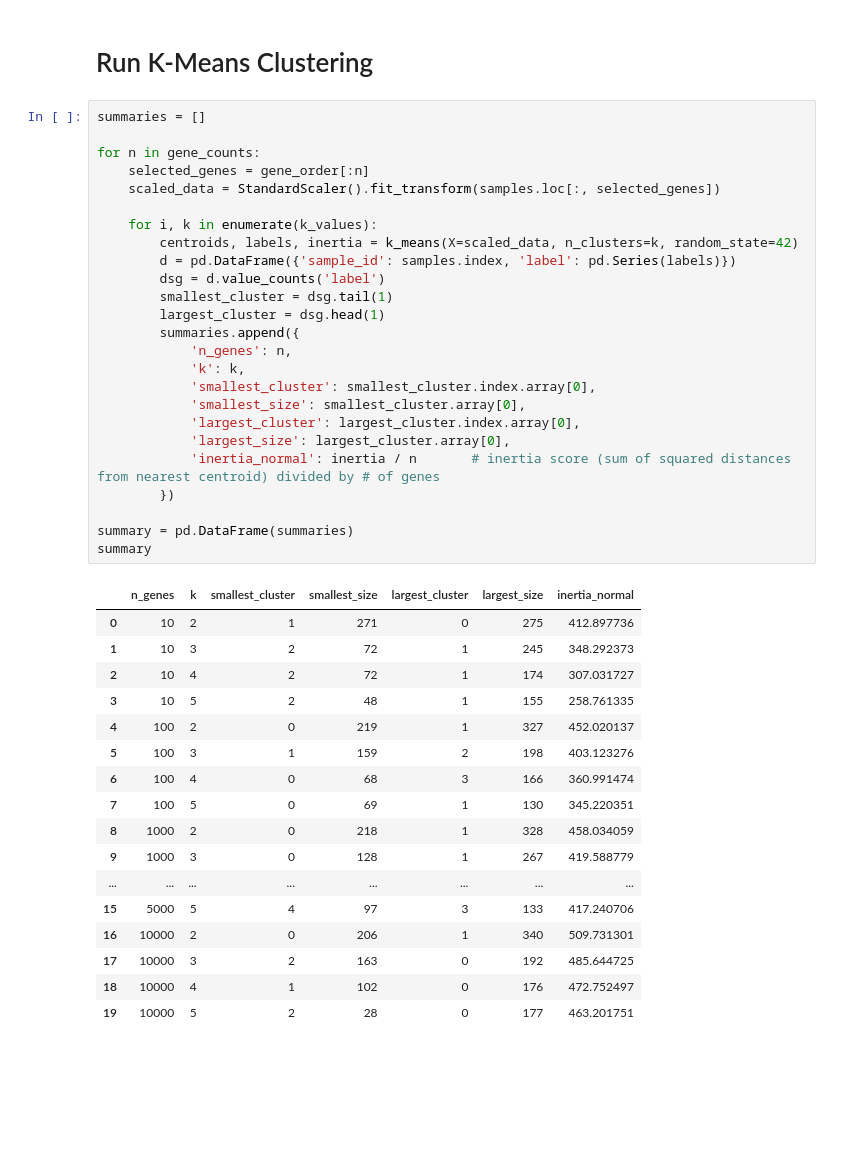
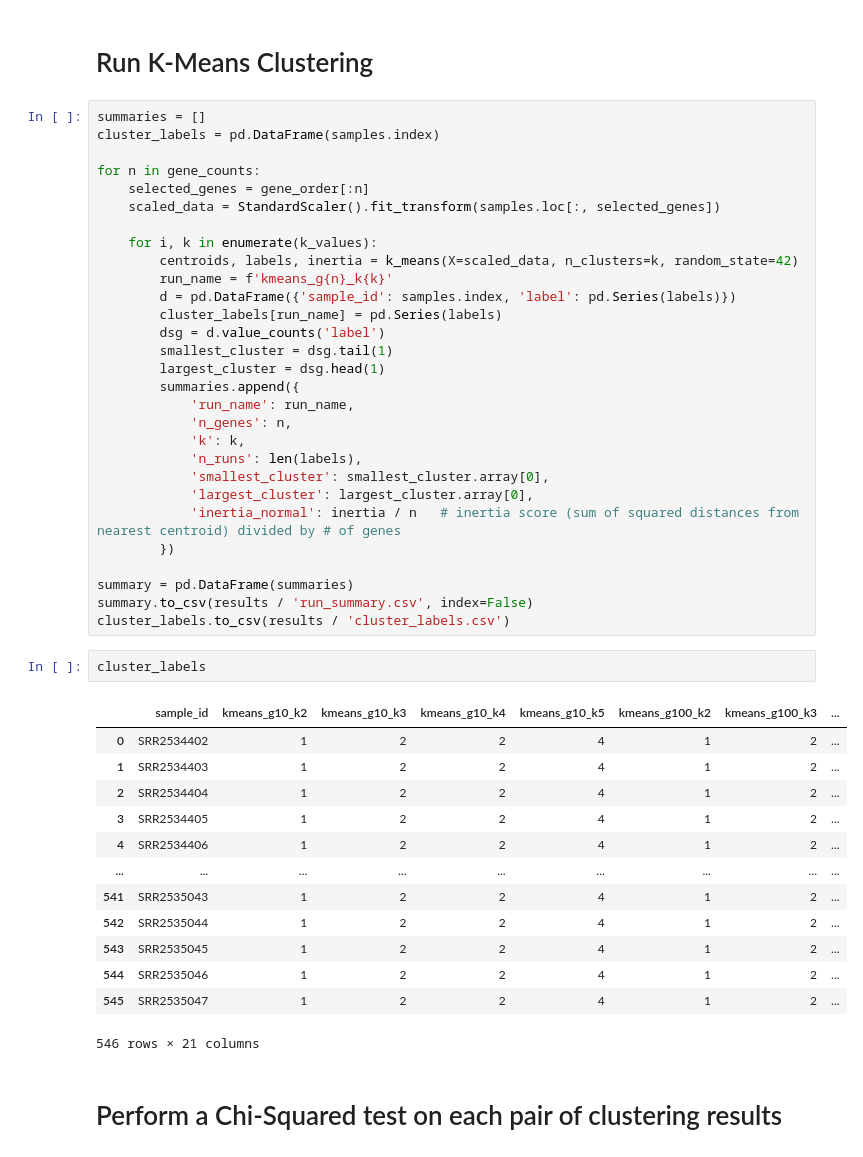
Before and after one commit to galkriger/CGS4144_Assn1, a Jupyter notebook: assignment3_kmeans.ipynb, the cells around one changed output. Drawn from its saved outputs; the diff is of its cells as text; blank space fills up the shorter version.

```diff
--- a/assignment3_kmeans.ipynb
+++ b/assignment3_kmeans.ipynb
@@ -84,6 +70,7 @@ gene_ranking.head(10)
 # Run K-Means Clustering
 # %%
 summaries = []
+cluster_labels = pd.DataFrame(samples.index)
 
 for n in gene_counts:
     selected_genes = gene_order[:n]
@@ -91,37 +78,40 @@ for n in gene_counts:
 
     for i, k in enumerate(k_values):
         centroids, labels, inertia = k_means(X=scaled_data, n_clusters=k, random_state=42)
+        run_name = f'kmeans_g{n}_k{k}'
         d = pd.DataFrame({'sample_id': samples.index, 'label': pd.Series(labels)})
+        cluster_labels[run_name] = pd.Series(labels)
         dsg = d.value_counts('label')
         smallest_cluster = dsg.tail(1)
         largest_cluster = dsg.head(1)
         summaries.append({
+            'run_name': run_name,
             'n_genes': n,
             'k': k,
-            'smallest_cluster': smallest_cluster.index.array[0],
-            'smallest_size': smallest_cluster.array[0],
-            'largest_cluster': largest_cluster.index.array[0],
-            'largest_size': largest_cluster.array[0],
-            'inertia_normal': inertia / n       # inertia score (sum of squared distances from nearest centroid) divided by # of genes
+            'n_runs': len(labels),
+            'smallest_cluster': smallest_cluster.array[0],
+            'largest_cluster': largest_cluster.array[0],
+            'inertia_normal': inertia / n   # inertia score (sum of squared distances from nearest centroid) divided by # of genes
         })
 
 summary = pd.DataFrame(summaries)
-summary
+summary.to_csv(results / 'run_summary.csv', index=False)
+cluster_labels.to_csv(results / 'cluster_labels.csv')
-# %% [output]
-|  | n_genes | k | smallest_cluster | smallest_size | largest_cluster | largest_size | inertia_normal |
-| 0 | 10 | 2 | 1 | 271 | 0 | 275 | 412.897736 |
-| 1 | 10 | 3 | 2 | 72 | 1 | 245 | 348.292373 |
-| 2 | 10 | 4 | 2 | 72 | 1 | 174 | 307.031727 |
-| 3 | 10 | 5 | 2 | 48 | 1 | 155 | 258.761335 |
-| 4 | 100 | 2 | 0 | 219 | 1 | 327 | 452.020137 |
-| 5 | 100 | 3 | 1 | 159 | 2 | 198 | 403.123276 |
-| 6 | 100 | 4 | 0 | 68 | 3 | 166 | 360.991474 |
-| 7 | 100 | 5 | 0 | 69 | 1 | 130 | 345.220351 |
-| 8 | 1000 | 2 | 0 | 218 | 1 | 328 | 458.034059 |
-| 9 | 1000 | 3 | 0 | 128 | 1 | 267 | 419.588779 |
-| ... | ... | ... | ... | ... | ... | ... | ... |
-| 15 | 5000 | 5 | 4 | 97 | 3 | 133 | 417.240706 |
-| 16 | 10000 | 2 | 0 | 206 | 1 | 340 | 509.731301 |
-| 17 | 10000 | 3 | 2 | 163 | 0 | 192 | 485.644725 |
-| 18 | 10000 | 4 | 1 | 102 | 0 | 176 | 472.752497 |
-| 19 | 10000 | 5 | 2 | 28 | 0 | 177 | 463.201751 |
+# %%
+cluster_labels
+# %% [output]
+|  | sample_id | kmeans_g10_k2 | kmeans_g10_k3 | kmeans_g10_k4 | kmeans_g10_k5 | kmeans_g100_k2 | kmeans_g100_k3 | ... |
+| 0 | SRR2534402 | 1 | 2 | 2 | 4 | 1 | 2 | ... |
+| 1 | SRR2534403 | 1 | 2 | 2 | 4 | 1 | 2 | ... |
+| 2 | SRR2534404 | 1 | 2 | 2 | 4 | 1 | 2 | ... |
+| 3 | SRR2534405 | 1 | 2 | 2 | 4 | 1 | 2 | ... |
+| 4 | SRR2534406 | 1 | 2 | 2 | 4 | 1 | 2 | ... |
+| ... | ... | ... | ... | ... | ... | ... | ... | ... |
+| 541 | SRR2535043 | 1 | 2 | 2 | 4 | 1 | 2 | ... |
+| 542 | SRR2535044 | 1 | 2 | 2 | 4 | 1 | 2 | ... |
+| 543 | SRR2535045 | 1 | 2 | 2 | 4 | 1 | 2 | ... |
+| 544 | SRR2535046 | 1 | 2 | 2 | 4 | 1 | 2 | ... |
+| 545 | SRR2535047 | 1 | 2 | 2 | 4 | 1 | 2 | ... |
+546 rows × 21 columns
+# %% [markdown]
+# Perform a Chi-Squared test on each pair of clustering results
```
Also changed, not shown: parts of 3 cells of this notebook, 3 other files.
